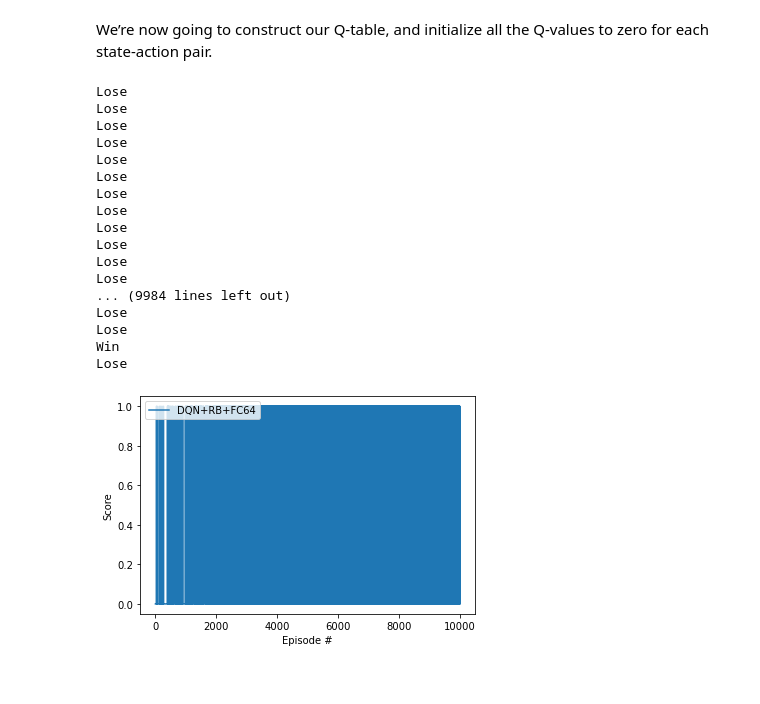
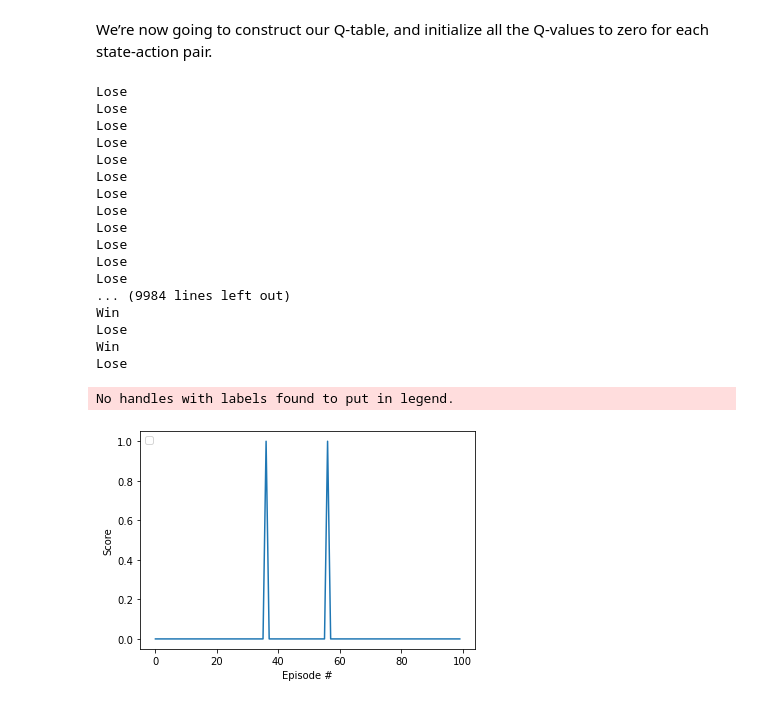
Before and after one commit to sabrinekr/RL_workshop, a Jupyter notebook: Q_learning.ipynb, the cells around one changed output. Cells and saved outputs as stored; diff of their text form; code cells hidden in the pictures.

```diff
--- a/Q_learning.ipynb
+++ b/Q_learning.ipynb
@@ -83,16 +83,3 @@ gamma = 0.96               # the discount factor
 We’re now going to construct our Q-table, and initialize all the Q-values to zero for each state-action pair.
 # %%
 Q = np.zeros([env.observation_space.n,env.action_space.n])
-# %%
-def choose_action(observation):
-  action = 0
-  if np.random.uniform(0, 1) < epsilon:
-    action = env.action_space.sample()
-  else:
-    action = np.argmax(Q[observation, :])
-  return action
-# %%
-def learn(observation, observation2, reward, action):
-  prediction = Q[observation, action]
-  target = reward + gamma * np.max(Q[observation2, :])
-  Q[observation, action] = Q[observation, action] + learning_rate * (target - prediction)
@@ -105,9 +94,9 @@ for episode in range(total_episodes):
     epsilon *= decay_rate
     epsilon = max(epsilon, min_epsilon)
   while t < max_steps:
-    action = choose_action(obs)
+    action = choose_action(obs, Q, env, epsilon)
     obs2, reward, done, info = env.step(action)
-    learn(obs, obs2, reward, action)
+    learn(obs, obs2, reward, action, Q, learning_rate, gamma)
     obs = obs2
     t += 1
     if done:
@@ -131,19 +120,20 @@ Lose
 Lose
 Lose
 ... (9984 lines left out)
-Lose
+Win
 Lose
 Win
 Lose
 # %%
 # plot the scores
 fig = plt.figure()
 ax = fig.add_subplot(111)
-plt.plot(np.arange(len(score)), score, label='DQN+RB+FC64')
+plt.plot(np.arange(100), score[:100])
 #plt.plot(np.arange(len(scores)), avgs, c='r', label='average')
 plt.ylabel('Score')
 plt.xlabel('Episode #')
 plt.legend(loc='upper left');
 plt.show()
 # %% [output]
+No handles with labels found to put in legend.
-[figure, old version]
+[figure, new version]
```
Also changed, not shown: parts of 1 cell of this notebook, 2 other files.
